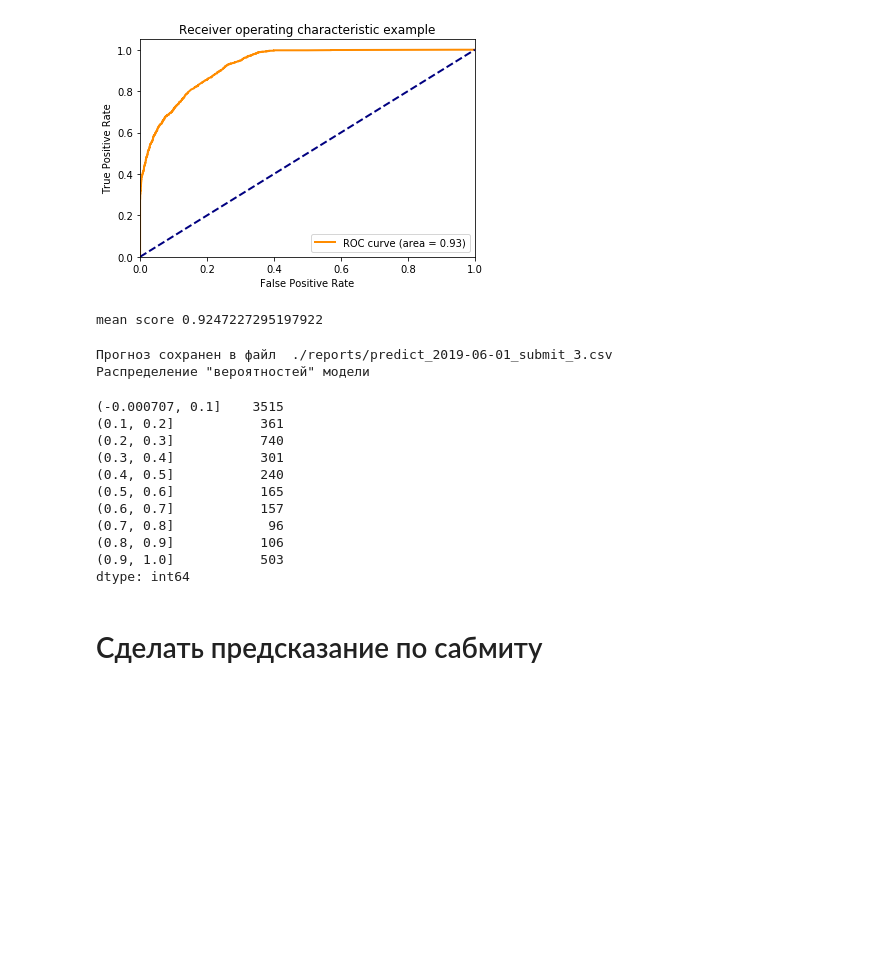
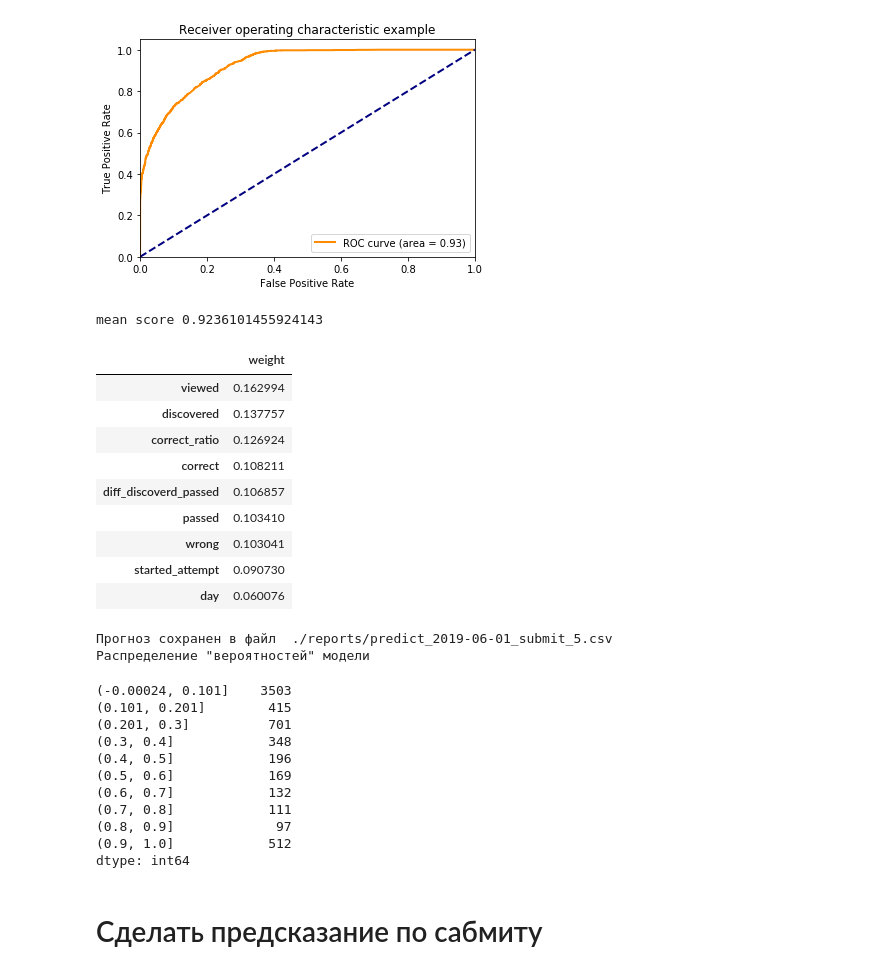
Before and after one commit to Espad/stepik_course_4852_contest, a Jupyter notebook: model-baseline.ipynb, the cells around one changed output. Drawn from its saved outputs; the diff is of its cells as text; code cells hidden in the pictures; blank space fills up the shorter version.

Commit message:
xgb 5
xgb, normalized 5, Your ROC score is 0.8809147692287946

```diff
--- a/model-baseline.ipynb
+++ b/model-baseline.ipynb
@@ -352,21 +352,21 @@ dtype: int64
 ### XGBoost.
 # %%
 params={
-    'n_estimators':400,
+    'n_estimators':500,
     'objective': 'binary:logistic',
     'learning_rate': 0.05,
-    'gamma':0.1,
-    'subsample':0.8,
+    # 'gamma':0.01,
+    'subsample':0.7,
     'colsample_bytree':0.3,
     'min_child_weight':4,
     'max_depth':5,
-    'seed':seed,
+    'random_state':seed,
     'eval_metric':'auc',
 
     }
 
 xbg_clf = XGBClassifier(**params)
 # %%
-xbg_clf.fit(X_train,y_train)
+xbg_clf.fit(X_train_p,y_train)
 # %% [output]
 XGBClassifier(base_score=0.5, booster='gbtree', colsample_bylevel=1,
@@ -404,5 +404,19 @@ cv_scores = cross_val_score(xbg_clf, X_train, y_train, scoring='roc_auc', cv=5,
 mean_cv_scores = np.mean(cv_scores)
 print ('mean score', mean_cv_scores)
 # %% [output]
-mean score 0.9247227295197922
+mean score 0.9236101455924143
+# %%
+fimp = mu.get_feature_importances_df(xbg_clf.feature_importances_, X_train.columns)
+fimp.head(15)
+# %% [output]
+|  | weight |
+| viewed | 0.162994 |
+| discovered | 0.137757 |
+| correct_ratio | 0.126924 |
+| correct | 0.108211 |
+| diff_discoverd_passed | 0.106857 |
+| passed | 0.103410 |
+| wrong | 0.103041 |
+| started_attempt | 0.090730 |
+| day | 0.060076 |
 # %%
@@ -417,5 +433,5 @@ X_pred.correct_ratio.fillna(0,inplace=True)
 # %%
-pred_proba = xbg_clf.predict_proba(X_pred)[:, 1]
+pred_proba = xbg_clf.predict_proba(X_pred_p)[:, 1]
 rep_df = rep.create_report(X_pred.index, pred_proba)
 assert rep_df.user_id.nunique() == X_pred.index.nunique()
 print ('Прогноз сохранен в файл ', rep.save_report(rep_df, SUBMIT_NUM))
@@ -423,18 +439,18 @@ print ('Прогноз сохранен в файл ', rep.save_report(rep_df, S
 print ('Распределение "вероятностей" модели')
 pd.cut(pred_proba, 10).value_counts()
 # %% [output]
-Прогноз сохранен в файл  ./reports/predict_2019-06-01_submit_3.csv
+Прогноз сохранен в файл  ./reports/predict_2019-06-01_submit_5.csv
 Распределение "вероятностей" модели
-(-0.000707, 0.1]    3515
-(0.1, 0.2]           361
-(0.2, 0.3]           740
-(0.3, 0.4]           301
-(0.4, 0.5]           240
-(0.5, 0.6]           165
-(0.6, 0.7]           157
-(0.7, 0.8]            96
-(0.8, 0.9]           106
-(0.9, 1.0]           503
+(-0.00024, 0.101]    3503
+(0.101, 0.201]        415
+(0.201, 0.3]          701
+(0.3, 0.4]            348
+(0.4, 0.5]            196
+(0.5, 0.6]            169
+(0.6, 0.7]            132
+(0.7, 0.8]            111
+(0.8, 0.9]             97
+(0.9, 1.0]            512
 dtype: int64
 # %% [markdown]
 # Сделать предсказание по сабмиту
```
Also changed, not shown: parts of 9 cells of this notebook, 1 other file.
